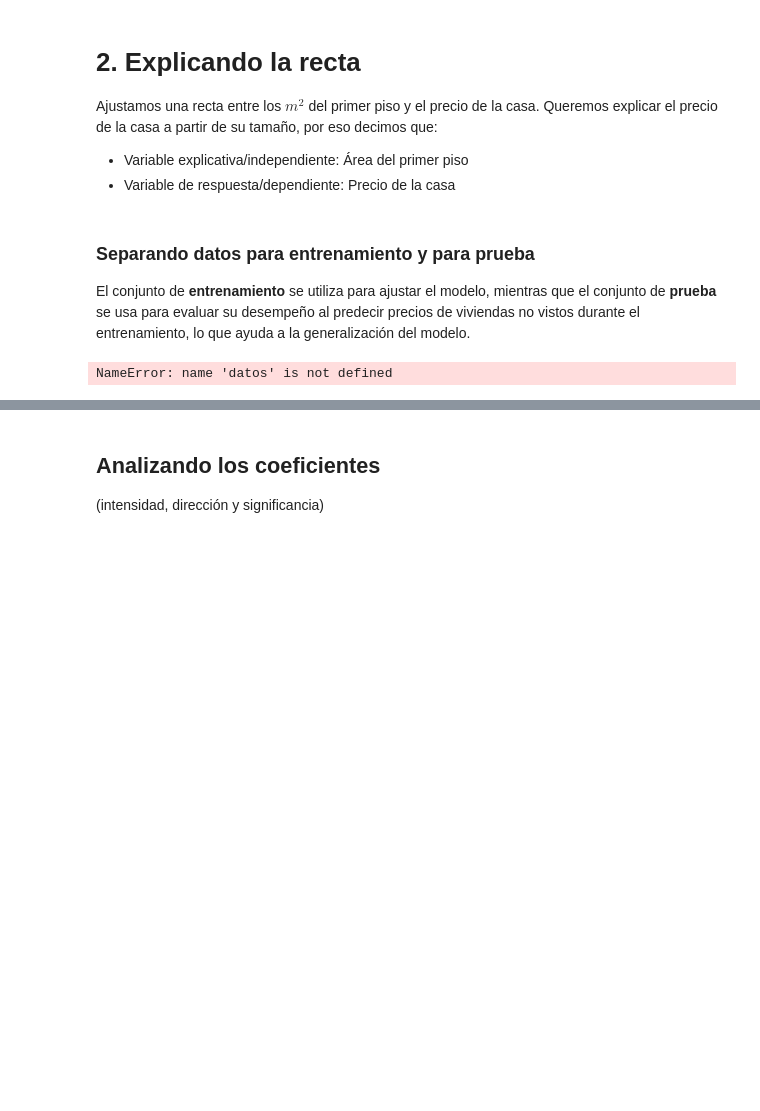
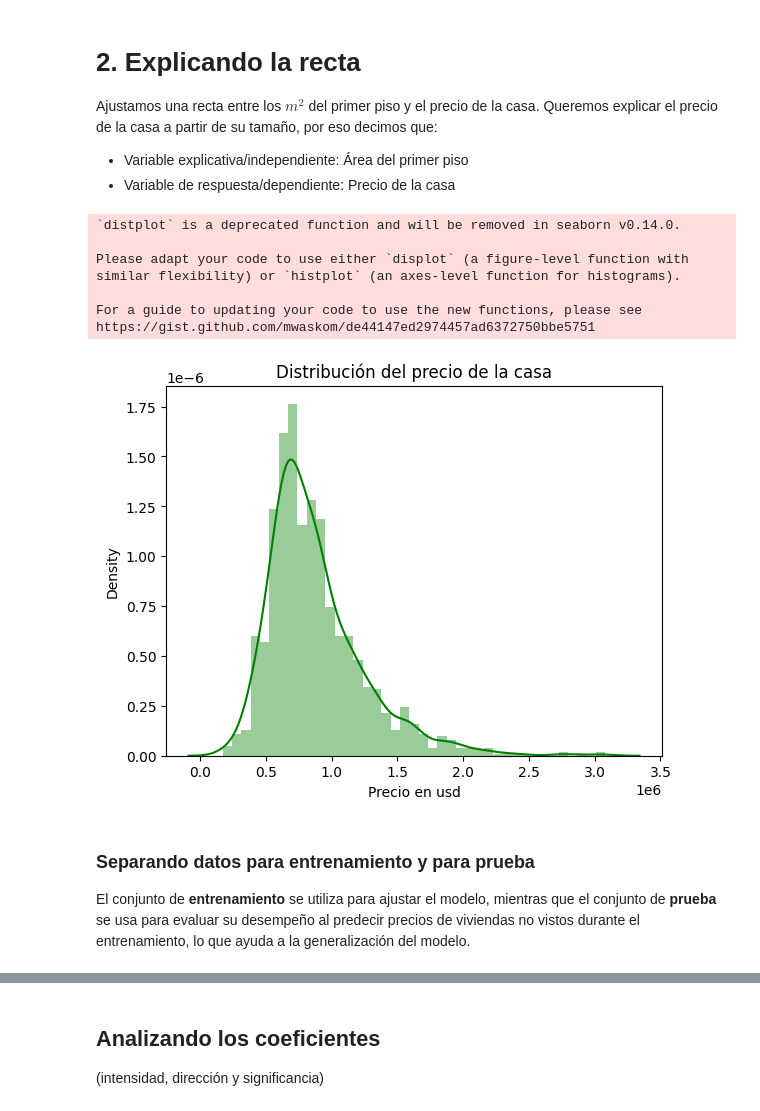
Before and after one commit to MadridVP/Juego-Amigo-Secreto, a Jupyter notebook: precios_de_inmuebles_regresion_lineal.ipynb, the cells around one changed output, grey strips where cells are left out. Drawn from its saved outputs; the diff is of its cells as text; code cells hidden in the pictures; blank space fills up the shorter version.

```diff
--- a/precios_de_inmuebles_regresion_lineal.ipynb
+++ b/precios_de_inmuebles_regresion_lineal.ipynb
@@ -60,3 +124,18 @@ Ajustamos una recta entre los $m^2$ del primer piso y el precio de la casa. Quer
+# %%
+#Quién es nuestra variable de respuesta?
+sns.distplot(datos['precio_de_venta'],kde=True, color='green')
+plt.title('Distribución del precio de la casa')
+plt.xlabel('Precio en usd')
+plt.show()
+# %% [output]
+`distplot` is a deprecated function and will be removed in seaborn v0.14.0.
+
+Please adapt your code to use either `displot` (a figure-level function with
+similar flexibility) or `histplot` (an axes-level function for histograms).
+
+For a guide to updating your code to use the new functions, please see
+https://gist.github.com/mwaskom/de44147ed2974457ad6372750bbe5751
+[figure, added]
 # %% [markdown]
 ### Separando datos para entrenamiento y para prueba
 
@@ -64,11 +143,10 @@ El conjunto de **entrenamiento** se utiliza para ajustar el modelo, mientras que
 # %%
 # import train_test_split
 from sklearn.model_selection import train_test_split
-y=datos['precio_de_venta']
-X=datos.drop(colum='precio_de_venta')
+
+y = datos['precio_de_venta']
+X = datos.drop(columns='precio_de_venta')
 
 X_train, X_test, y_train, y_test = train_test_split(X, y, test_size=0.3, random_state=230)
-# %% [output]
-NameError: name 'datos' is not defined
 # %%
 #Datos de entrenamiento para usar la fórmula
```
Also changed, not shown: parts of 45 cells of this notebook.
